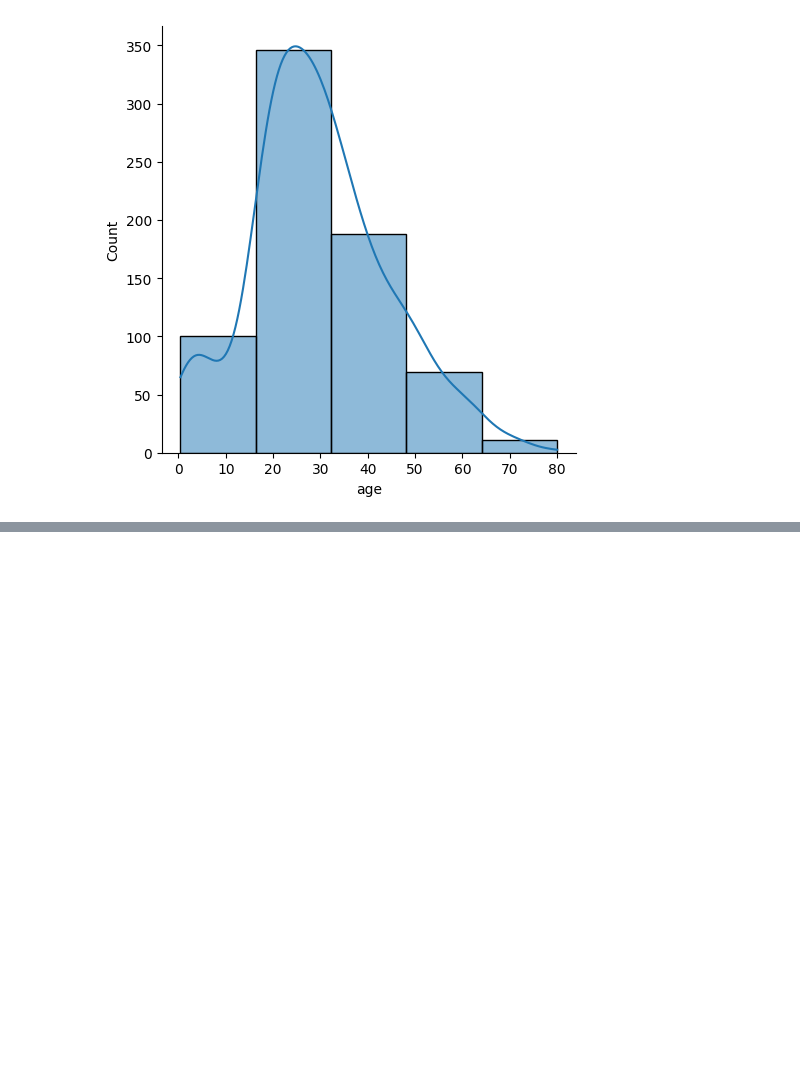
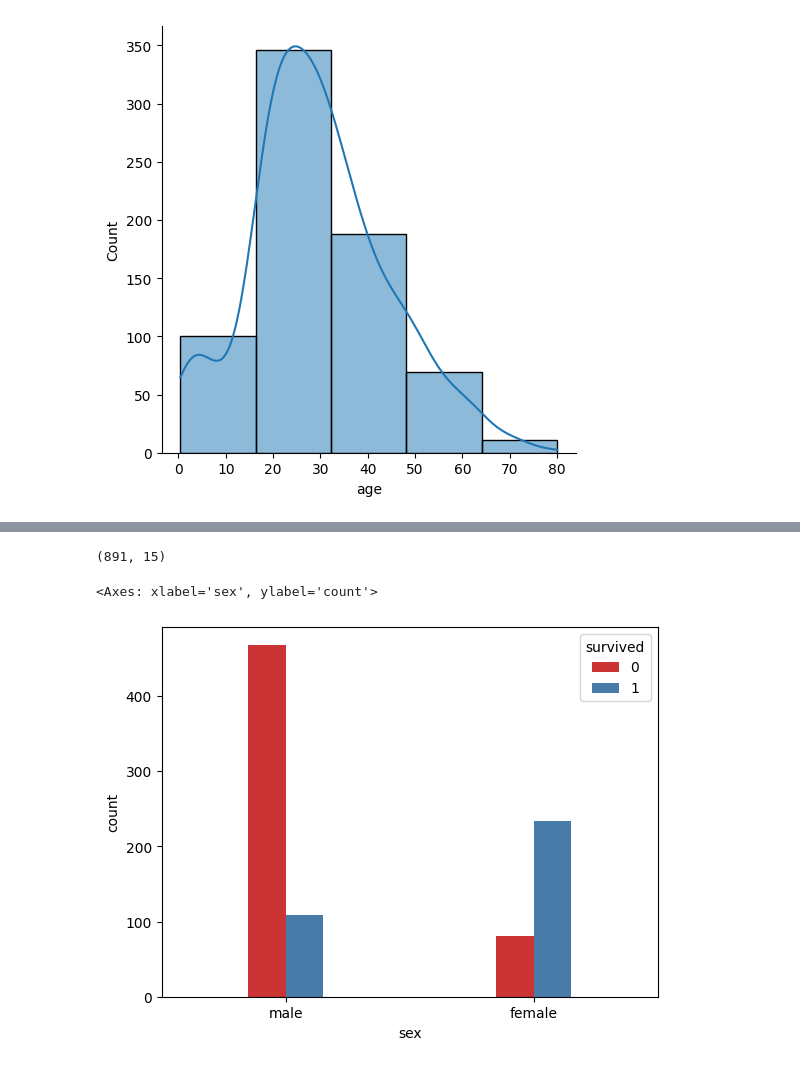
Before and after one commit to Aditya44234/AIwithPy, a Jupyter notebook: seaborn.ipynb, the cells around one changed output, grey strips where cells are left out. Drawn from its saved outputs; the diff is of its cells as text; code cells hidden in the pictures; blank space fills up the shorter version.

Commit message:
update seaborn

```diff
--- a/seaborn.ipynb
+++ b/seaborn.ipynb
@@ -51,3 +51,11 @@ sns.displot(x='age',kde=True,bins=5,data=df)
 # %% [output]
 <seaborn.axisgrid.FacetGrid at 0x...>
 [figure]
+# %%
+import seaborn as sns
+import matplotlib.pyplot as plt
+import pandas as pd
+
+sns.get_dataset_names()
+df=sns.load_dataset('titanic')
+df.head()
@@ -53,0 +69,9 @@ sns.displot(x='age',kde=True,bins=5,data=df)
+# %%
+df.shape
+# %% [output]
+(891, 15)
+# %%
+sns.countplot(x='sex',data=df,width=0.3,hue="survived",palette="Set1")
+# %% [output]
+<Axes: xlabel='sex', ylabel='count'>
+[figure, added]
```
Also changed, not shown: parts of 6 cells of this notebook, 1 other file.
